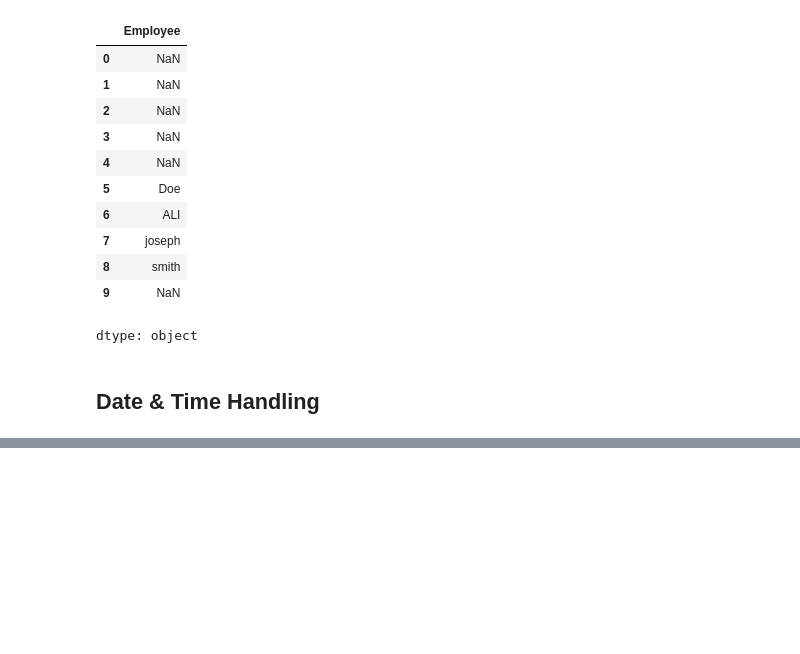
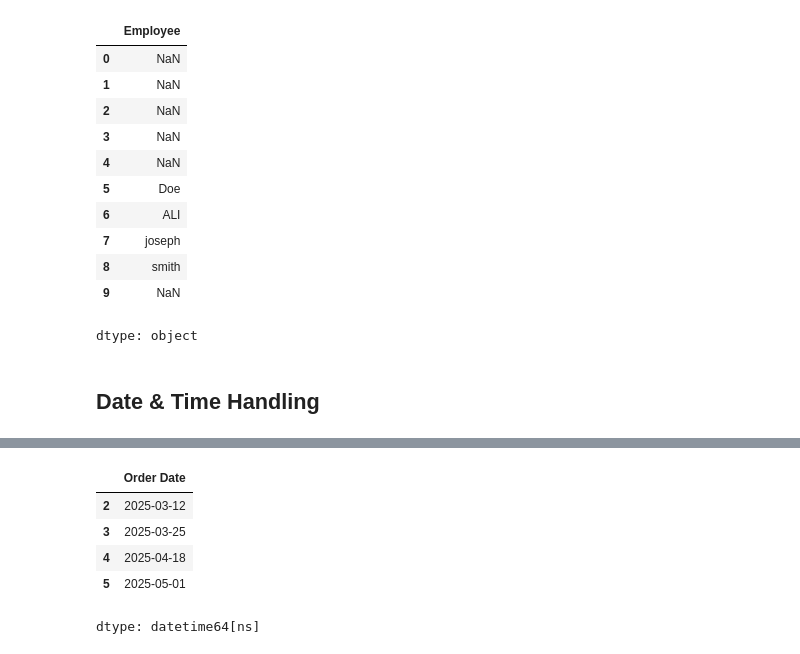
Before and after one commit to srinageswaran2006/Python-for-Data-Analysis, a Jupyter notebook: 03_Pandas/03_Pandas_Notes_and_Practice.ipynb, the cells around one changed output, grey strips where cells are left out. Drawn from its saved outputs; the diff is of its cells as text; code cells hidden in the pictures; blank space fills up the shorter version.

```diff
--- a/03_Pandas/03_Pandas_Notes_and_Practice.ipynb
+++ b/03_Pandas/03_Pandas_Notes_and_Practice.ipynb
@@ -963,0 +1036,21 @@ dtype: object
+# %%
+orders_df["Year"]=orders_df["Order Date"].dt.year
+orders_df
+# %%
+orders_df["Month"]=orders_df["Order Date"].dt.month_name()
+orders_df
+# %%
+orders_df["Day"]=orders_df["Order Date"].dt.day
+orders_df
+# %%
+orders_df["Weekday"]=orders_df["Order Date"].dt.day_name()
+orders_df
+# %%
+orders_df["Order Date"][orders_df["Order Date"]>"2025-03-01"]
+# %% [output]
+|  | Order Date |
+| 2 | 2025-03-12 |
+| 3 | 2025-03-25 |
+| 4 | 2025-04-18 |
+| 5 | 2025-05-01 |
+dtype: datetime64[ns]
```
Also changed, not shown: parts of 28 cells of this notebook.
